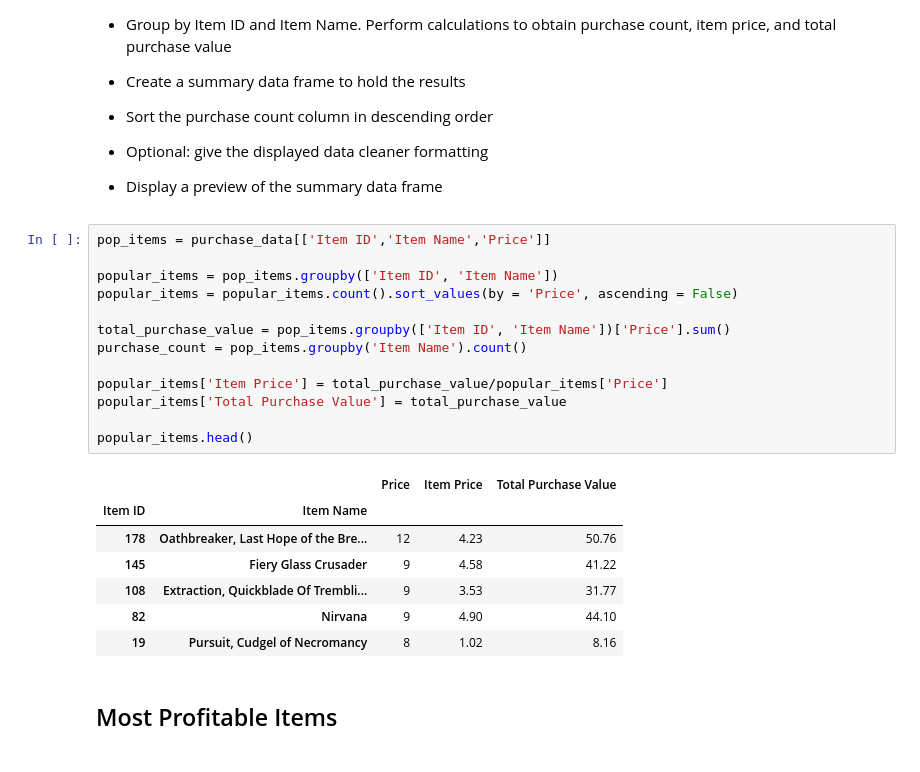
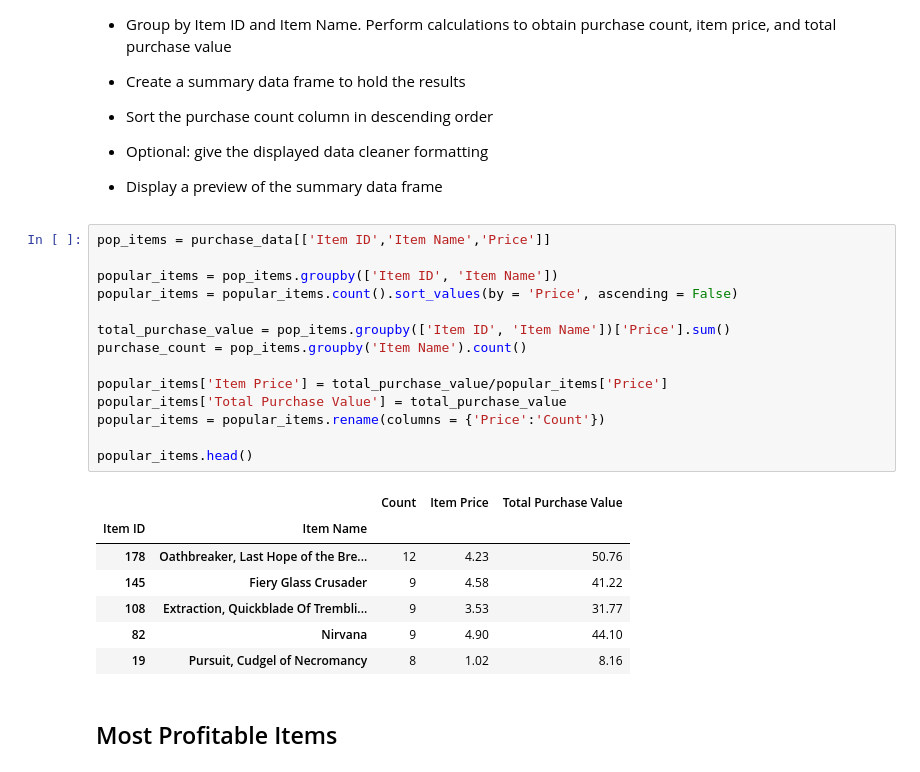
Before and after one commit to ralfsantacruz/Heroes--of-Pymoli, a Jupyter notebook: HeroesOfPymoli/HeroesOfPymoli_starter.ipynb, the cells around one changed output. Drawn from its saved outputs; the diff is of its cells as text.

```diff
--- a/HeroesOfPymoli/HeroesOfPymoli_starter.ipynb
+++ b/HeroesOfPymoli/HeroesOfPymoli_starter.ipynb
@@ -328,18 +328,19 @@ top_spenders_df
 # %%
 pop_items = purchase_data[['Item ID','Item Name','Price']]
 
 popular_items = pop_items.groupby(['Item ID', 'Item Name'])
 popular_items = popular_items.count().sort_values(by = 'Price', ascending = False)
 
 total_purchase_value = pop_items.groupby(['Item ID', 'Item Name'])['Price'].sum()
 purchase_count = pop_items.groupby('Item Name').count()
 
 popular_items['Item Price'] = total_purchase_value/popular_items['Price']
 popular_items['Total Purchase Value'] = total_purchase_value
+popular_items = popular_items.rename(columns = {'Price':'Count'})
 
 popular_items.head()
 # %% [output]
-|  |  | Price | Item Price | Total Purchase Value |
+|  |  | Count | Item Price | Total Purchase Value |
 | Item ID | Item Name |  |  |  |
 | 178 | Oathbreaker, Last Hope of the Bre... | 12 | 4.23 | 50.76 |
 | 145 | Fiery Glass Crusader | 9 | 4.58 | 41.22 |
```
Also changed, not shown: parts of 2 cells of this notebook.
